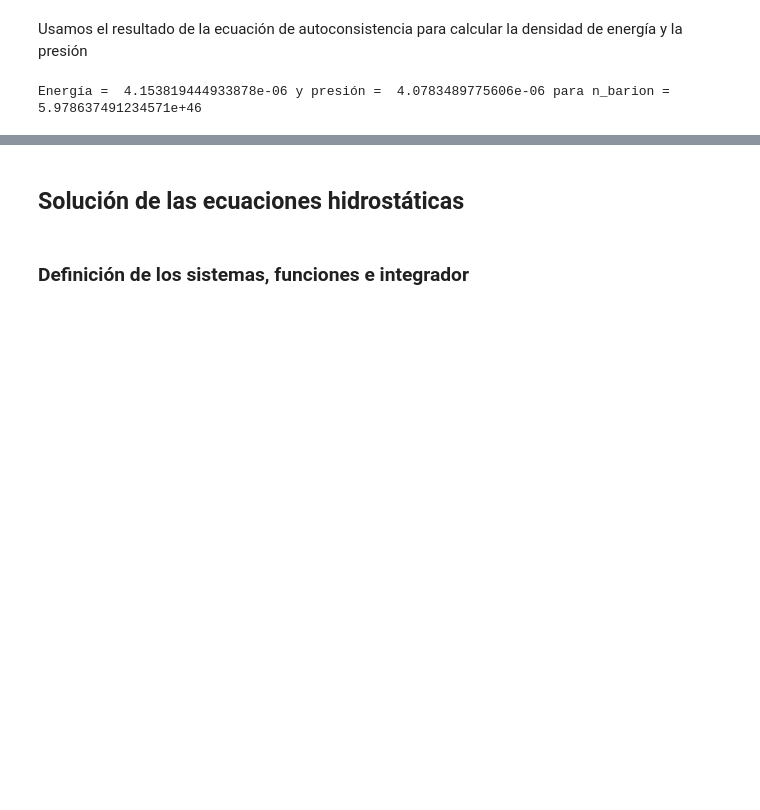
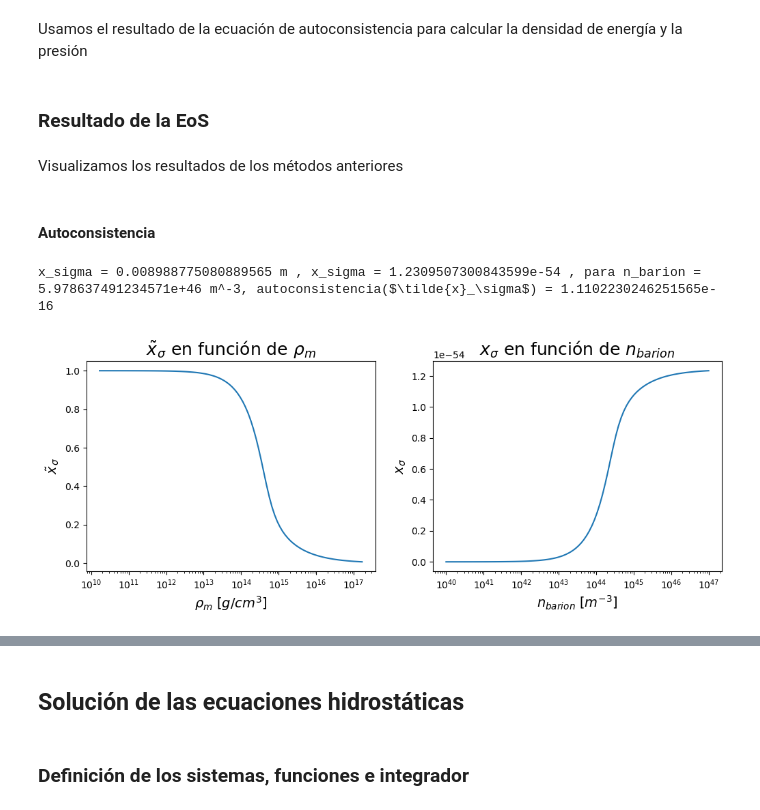
Before and after one commit to Vendetta0462/CalculosSimulaciones, a Jupyter notebook: NS_Structure/modelo_sigma-omega.ipynb, the cells around one changed output, grey strips where cells are left out. Saved outputs shown, nothing was run; the diff lists cells and outputs as text; code cells hidden in the pictures; blank space fills up the shorter version.

```diff
--- a/NS_Structure/modelo_sigma-omega.ipynb
+++ b/NS_Structure/modelo_sigma-omega.ipynb
@@ -119,47 +85,85 @@ plt.show()
 Usamos el resultado de la ecuación de autoconsistencia para calcular la densidad de energía y la presión
 # %%
 # Definimos las funciones de densidad de energía y presión
-def energia_presion(n_barion, A_sigma_tilde_sqrd, A_omega_tilde_sqrd, rho_0, return_x_f=False):
-    x_sigma_tilde = solucion_x_sigma_tilde(n_barion, A_sigma_tilde_sqrd)
-    x_f = (1.0/m_nuc)*hbar*(3.0*pi**2*n_barion/2.0)**(1/3) # Momento de Fermi en función de n_barion sobre la masa nuclear
+def energia_presion(n_barion, A_sigma, A_omega, rho_0, return_x_f=False):
+    x_sigma = sol_x_sigma(n_barion, A_sigma)
+    x_f = (1.0/m_nuc)*hbar*(3.0*pi**2*n_barion/2.0)**(1/3) # Momento de Fermi sobre la masa nuclear en función de n_barion
     lambda_ = m_nuc**4/hbar**3 # Constante de escala empleada
+
     # Las integrales son analíticas
-    raiz = np.sqrt(x_f**2+x_sigma_tilde**2)
-    integral_energia = (1/8.0)*(x_f*raiz*(2.0*x_f**2+x_sigma_tilde**2)-x_sigma_tilde**4*np.arctanh(x_f/raiz))
-    integral_presion = (1/8.0)*(x_f*raiz*(2.0*x_f**2-3.0*x_sigma_tilde**2)+3.0*x_sigma_tilde**4*np.arctanh(x_f/raiz))
-    energia = (lambda_/(2*rho_0))*((1.0-x_sigma_tilde)**2/A_sigma_tilde_sqrd + 4.0*A_omega_tilde_sqrd*x_f**6/(9.0*pi**4) + 4.0/(pi**2)*integral_energia)
-    presion = (lambda_/(2*rho_0))*(-(1.0-x_sigma_tilde)**2/A_sigma_tilde_sqrd + 4.0*A_omega_tilde_sqrd*x_f**6/(9.0*pi**4) + 4.0/(3.0*pi**2)*integral_presion)
+    raiz = np.sqrt(x_f**2+x_sigma**2)
+    termino_arctanh = x_sigma**4*np.arctanh(x_f/raiz)
+
+    integral_energia = (x_f*raiz*(2.0*x_f**2+x_sigma**2)-termino_arctanh)/8.0
+    integral_presion = (x_f*raiz*(2.0*x_f**2-3.0*x_sigma**2)+3.0*termino_arctanh)/8.0
+
+    termino_sigma = (1.0-x_sigma)**2/A_sigma
+    termino_omega = 4.0*A_omega*x_f**6/(9.0*pi**4)
+
+    energia = (lambda_/(2*rho_0))*(termino_sigma + termino_omega + 4.0/(pi**2)*integral_energia)
+    presion = (lambda_/(2*rho_0))*(-termino_sigma + termino_omega + 4.0/(3.0*pi**2)*integral_presion)
+
     if return_x_f:
         return energia, presion, x_f
     else:
         return energia, presion
 
-def EoS(n_barion, A_sigma_tilde_sqrd, A_omega_tilde_sqrd, rho_0, return_presion_cambio=False):
+def EoS(n_barion, A_sigma, A_omega, rho_0, return_presion_cambio=False):
     energias = np.array([])
     presiones = np.array([])
     n_sirve = np.array([])
+
     for n in n_barion:
-        energia, presion = energia_presion(n, A_sigma_tilde_sqrd, A_omega_tilde_sqrd, rho_0)
-        if energia < 0 or energia > 1e10 or presion < 0 or presion > 1e10:
-            # continue
-            pass
+        energia, presion = energia_presion(n, A_sigma, A_omega, rho_0)
         energias = np.append(energias, energia)
         presiones = np.append(presiones, presion)
         n_sirve = np.append(n_sirve, n)
-        # print("Energía = ", energia, "y presión = ", presion, "para n_barion = ", n)
+
     presion_cambio = 0
     for i in range(len(presiones)-1):
         if presiones[i]<0 and presiones[i+1]>0: # Segundo cambio de signo en la presión
             presion_cambio = i+1
             break
-    print("Presión cambia de negativo a positivo en indice", presion_cambio, "en n_barion =", n_sirve[presion_cambio], ", log10(rho_m) =", np.log10(n_sirve[presion_cambio]*m_nuc_MKS*1e-3), "log10(g/cm^3)")
+    # print("Presión cambia de negativo a positivo en indice", presion_cambio, "en n_barion =", n_sirve[presion_cambio], ", log10(rho_m) =", np.log10(n_sirve[presion_cambio]*m_nuc_MKS*1e-3), "log10(g/cm^3)")
+
     if return_presion_cambio:
         return CubicSpline(presiones[presion_cambio:], energias[presion_cambio:]), presiones, energias, n_sirve, presion_cambio
     else:
         return CubicSpline(presiones, energias), presiones, energias, n_sirve
-# Ejemplo
-n_barion_max = 1e17*1e3/m_nuc_MKS # 1e17 g/cm^3 de bariones en unidades de m^-3
-energia, presion = energia_presion(n_barion_max, A_sigma_tilde_sqrd, A_omega_tilde_sqrd, 1)
-print("Energía = ", energia, "y presión = ", presion, "para n_barion = ", n_barion_max)
-# %% [output]
-Energía =  4.153819444933878e-06 y presión =  4.0783489775606e-06 para n_barion =  5.978637491234571e+46
+# %% [markdown]
+### Resultado de la EoS
+# %% [markdown]
+Visualizamos los resultados de los métodos anteriores
+# %% [markdown]
+#### Autoconsistencia
+# %%
+# Autoconsistencia
+n_barion_max = 1e17*1e3/m_nuc_MKS # 1e17 g/cm^3 de bariones en unidades de m^-3
+x_sigma = sol_x_sigma(n_barion_max, A_sigma)
+x_sigma_norm = (1-x_sigma)*m_nuc # x_sigma no tilde
+print("x_sigma =", x_sigma, "m , x_sigma =", x_sigma_norm, ", para n_barion =", n_barion_max, r"m^-3, autoconsistencia($\tilde{x}_\sigma$) =", autoconsistencia(x_sigma, A_sigma, n_barion_max))
+
+# Testeamos la solucion_x_sigma
+n_prove = np.logspace(40, 47, 100)
+x_sigma_prove_tilde = np.zeros(len(n_prove))
+x_sigma_prove = np.zeros(len(n_prove))
+for i in range(len(n_prove)):
+    x_sigma_prove_tilde[i] = sol_x_sigma(n_prove[i], A_sigma)
+    x_sigma_prove[i] = (1-x_sigma_prove_tilde[i])*m_nuc
+
+# Mostramos los resultados para x_sigma y x_sigma en función de n_barion
+fig, ax = plt.subplots(1,2, figsize=(12,4))
+ax[0].plot(n_prove*m_nuc_MKS*1e-3, x_sigma_prove_tilde)
+ax[0].set_xscale('log')
+ax[0].set_xlabel(r'$\rho_m$ $[g/cm^3]$')
+ax[0].set_ylabel(r'$\tilde x_{\sigma}$')
+ax[0].set_title(r'$\tilde x_{\sigma}$ en función de $\rho_m$')
+ax[1].plot(n_prove, x_sigma_prove)
+ax[1].set_xscale('log')
+ax[1].set_xlabel(r'$n_{barion}$ $[m^{-3}]$')
+ax[1].set_ylabel(r'$x_{\sigma}$')
+ax[1].set_title(r'$x_{\sigma}$ en función de $n_{barion}$')
+plt.show()
+# %% [output]
+x_sigma = 0.008988775080889565 m , x_sigma = 1.2309507300843599e-54 , para n_barion = 5.978637491234571e+46 m^-3, autoconsistencia($\tilde{x}_\sigma$) = 1.1102230246251565e-16
+[figure, added]
```
Also changed, not shown: parts of 19 cells of this notebook, 1 other file.
